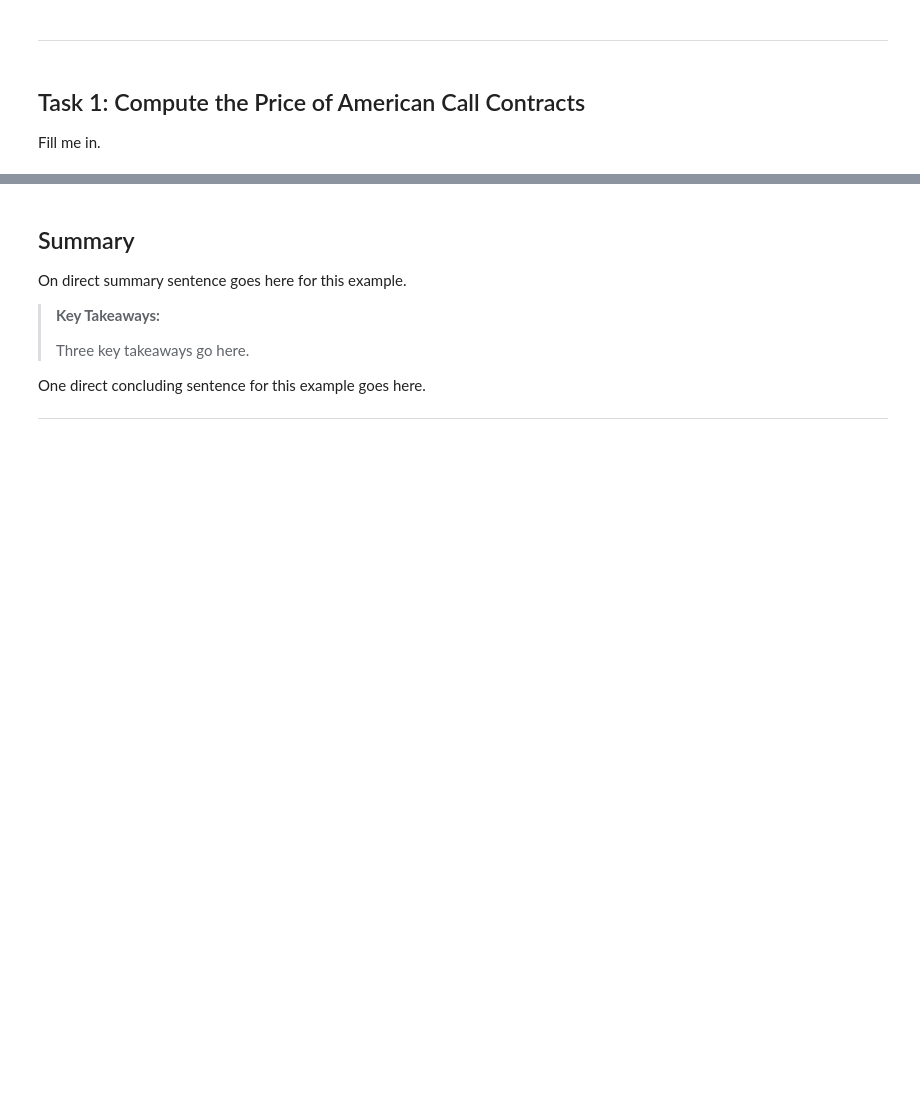
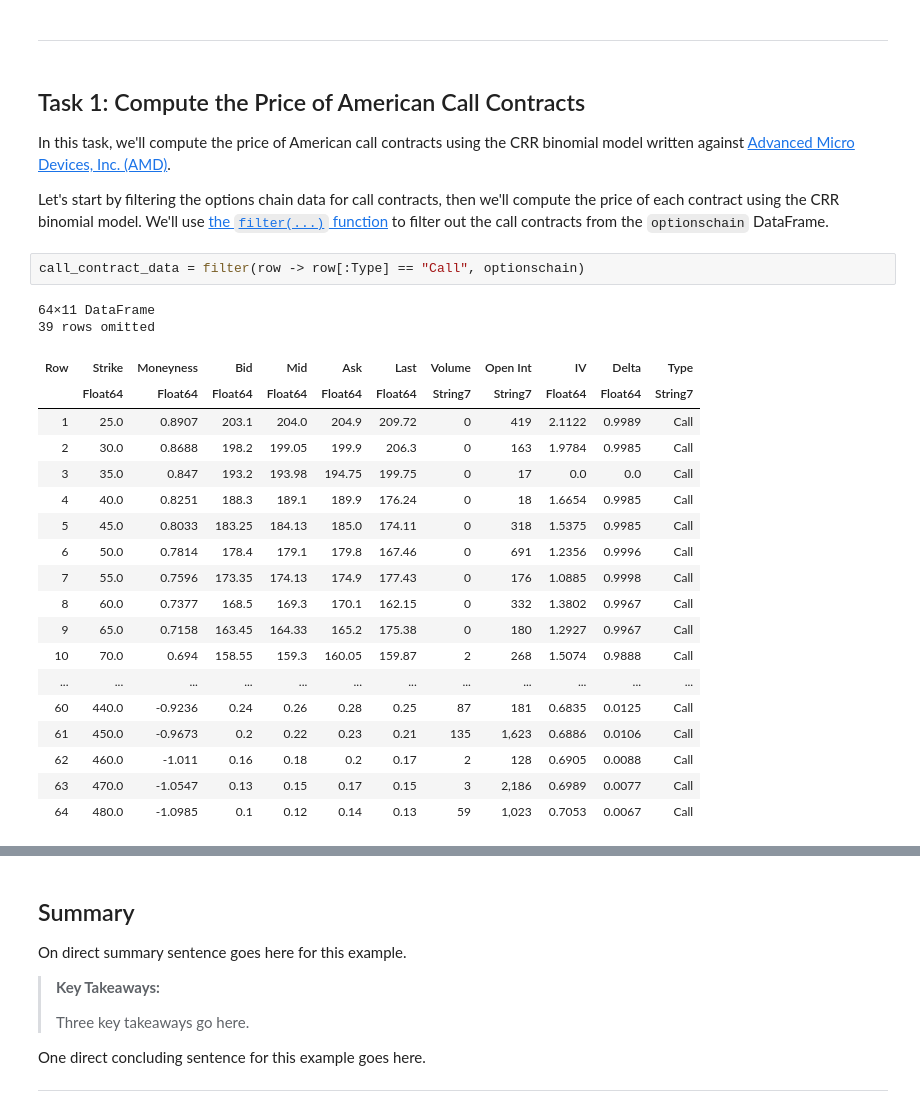
Before and after one commit to sp2229/CHEME-5660-CourseRepository-Fall-2025, a Jupyter notebook: lectures/week-10/L10b/CHEME-5660-L10b-Example-AmericanContractsPremium-Fall-2025.ipynb, the cells around one changed output, grey strips where cells are left out. Drawn from its saved outputs; the diff is of its cells as text; blank space fills up the shorter version.

```diff
--- a/lectures/week-10/L10b/CHEME-5660-L10b-Example-AmericanContractsPremium-Fall-2025.ipynb
+++ b/lectures/week-10/L10b/CHEME-5660-L10b-Example-AmericanContractsPremium-Fall-2025.ipynb
@@ -77,4 +87,29 @@ optionschain
 ___
 # %% [markdown]
 ## Task 1: Compute the Price of American Call Contracts
-Fill me in.
+In this task, we'll compute the price of American call contracts using the CRR binomial model written against [Advanced Micro Devices, Inc. (AMD)](https://finance.yahoo.com/quote/AMD/).
+
+Let's start by filtering the options chain data for call contracts, then we'll compute the price of each contract using the CRR binomial model. We'll use [the `filter(...)` function](https://dataframes.juliadata.org/stable/lib/functions/#Base.filter) to filter out the call contracts from the `optionschain` DataFrame.
+# %%
+call_contract_data = filter(row -> row[:Type] == "Call", optionschain)
+# %% [output]
+64×11 DataFrame
+39 rows omitted
+| Row | Strike | Moneyness | Bid | Mid | Ask | Last | Volume | Open Int | IV | Delta | Type |
+|  | Float64 | Float64 | Float64 | Float64 | Float64 | Float64 | String7 | String7 | Float64 | Float64 | String7 |
+| 1 | 25.0 | 0.8907 | 203.1 | 204.0 | 204.9 | 209.72 | 0 | 419 | 2.1122 | 0.9989 | Call |
+| 2 | 30.0 | 0.8688 | 198.2 | 199.05 | 199.9 | 206.3 | 0 | 163 | 1.9784 | 0.9985 | Call |
+| 3 | 35.0 | 0.847 | 193.2 | 193.98 | 194.75 | 199.75 | 0 | 17 | 0.0 | 0.0 | Call |
+| 4 | 40.0 | 0.8251 | 188.3 | 189.1 | 189.9 | 176.24 | 0 | 18 | 1.6654 | 0.9985 | Call |
+| 5 | 45.0 | 0.8033 | 183.25 | 184.13 | 185.0 | 174.11 | 0 | 318 | 1.5375 | 0.9985 | Call |
+| 6 | 50.0 | 0.7814 | 178.4 | 179.1 | 179.8 | 167.46 | 0 | 691 | 1.2356 | 0.9996 | Call |
+| 7 | 55.0 | 0.7596 | 173.35 | 174.13 | 174.9 | 177.43 | 0 | 176 | 1.0885 | 0.9998 | Call |
+| 8 | 60.0 | 0.7377 | 168.5 | 169.3 | 170.1 | 162.15 | 0 | 332 | 1.3802 | 0.9967 | Call |
+| 9 | 65.0 | 0.7158 | 163.45 | 164.33 | 165.2 | 175.38 | 0 | 180 | 1.2927 | 0.9967 | Call |
+| 10 | 70.0 | 0.694 | 158.55 | 159.3 | 160.05 | 159.87 | 2 | 268 | 1.5074 | 0.9888 | Call |
+| ... | ... | ... | ... | ... | ... | ... | ... | ... | ... | ... | ... |
+| 60 | 440.0 | -0.9236 | 0.24 | 0.26 | 0.28 | 0.25 | 87 | 181 | 0.6835 | 0.0125 | Call |
+| 61 | 450.0 | -0.9673 | 0.2 | 0.22 | 0.23 | 0.21 | 135 | 1,623 | 0.6886 | 0.0106 | Call |
+| 62 | 460.0 | -1.011 | 0.16 | 0.18 | 0.2 | 0.17 | 2 | 128 | 0.6905 | 0.0088 | Call |
+| 63 | 470.0 | -1.0547 | 0.13 | 0.15 | 0.17 | 0.15 | 3 | 2,186 | 0.6989 | 0.0077 | Call |
+| 64 | 480.0 | -1.0985 | 0.1 | 0.12 | 0.14 | 0.13 | 59 | 1,023 | 0.7053 | 0.0067 | Call |
```
Also changed, not shown: parts of 16 cells of this notebook.
